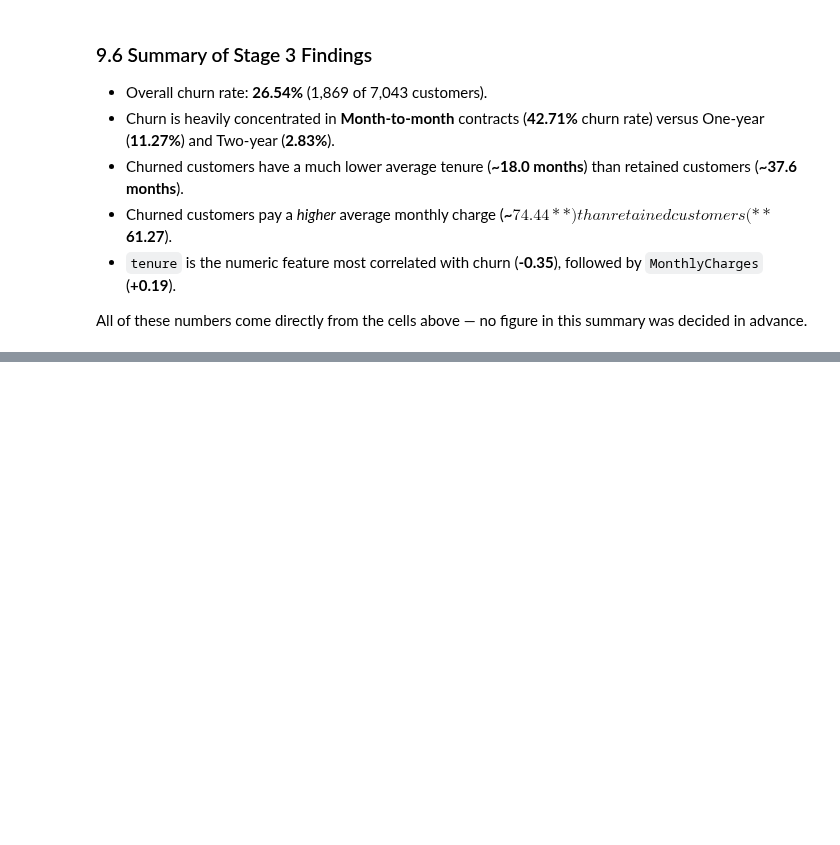
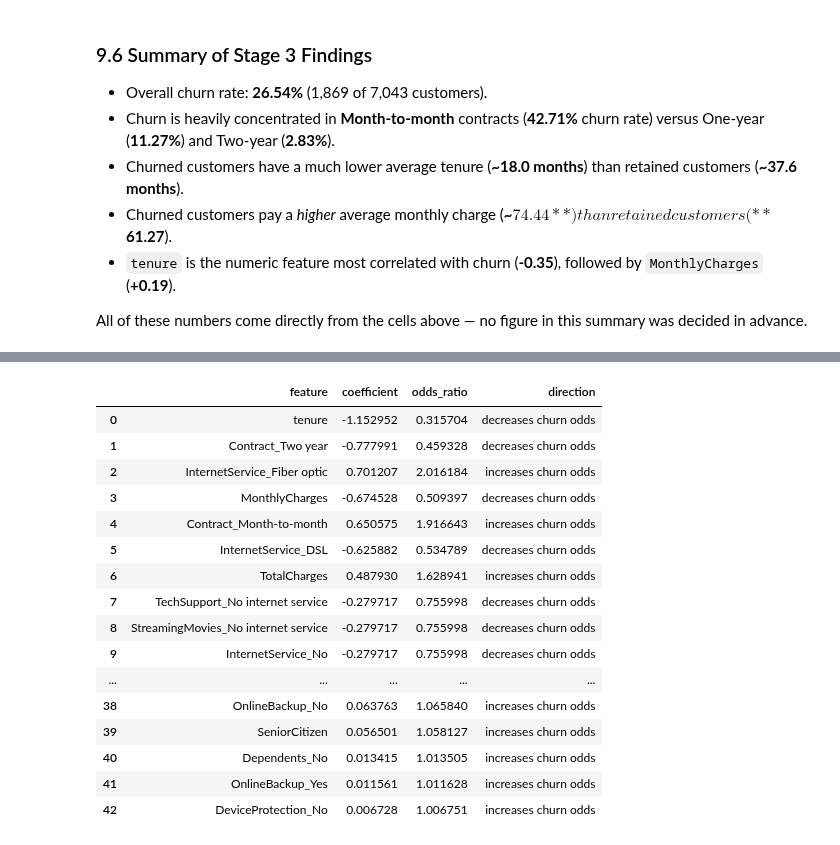
Before and after one commit to hs5495498-collab/-Customer-Churn-Prediction, a Jupyter notebook: notebooks/churn_analysis.ipynb, the cells around one changed output, grey strips where cells are left out. Cells and saved outputs as stored; diff of their text form; code cells hidden in the pictures; blank space fills up the shorter version.

```diff
--- a/notebooks/churn_analysis.ipynb
+++ b/notebooks/churn_analysis.ipynb
@@ -764,0 +787,19 @@ this summary was decided in advance.
+# %%
+from src.train import (
+    load_and_clean_data,
+    prepare_features_and_target,
+    split_data,
+    build_model_pipeline,
+    train_model,
+    get_predictions,
+    get_feature_names,
+    get_coefficients_and_odds_ratios,
+    save_model,
+)
+
+model_df = load_and_clean_data(DATA_PATH)
+X, y = prepare_features_and_target(model_df)
+
+print("Feature columns used for modeling:", list(X.columns))
+print("'gender' in features:", "gender" in X.columns)
+print("'customerID' in features:", "customerID" in X.columns)
@@ -764,0 +1061,21 @@ this summary was decided in advance.
+# %%
+coef_table = get_coefficients_and_odds_ratios(pipeline)
+coef_table
+# %% [output]
+|  | feature | coefficient | odds_ratio | direction |
+| 0 | tenure | -1.152952 | 0.315704 | decreases churn odds |
+| 1 | Contract_Two year | -0.777991 | 0.459328 | decreases churn odds |
+| 2 | InternetService_Fiber optic | 0.701207 | 2.016184 | increases churn odds |
+| 3 | MonthlyCharges | -0.674528 | 0.509397 | decreases churn odds |
+| 4 | Contract_Month-to-month | 0.650575 | 1.916643 | increases churn odds |
+| 5 | InternetService_DSL | -0.625882 | 0.534789 | decreases churn odds |
+| 6 | TotalCharges | 0.487930 | 1.628941 | increases churn odds |
+| 7 | TechSupport_No internet service | -0.279717 | 0.755998 | decreases churn odds |
+| 8 | StreamingMovies_No internet service | -0.279717 | 0.755998 | decreases churn odds |
+| 9 | InternetService_No | -0.279717 | 0.755998 | decreases churn odds |
+| ... | ... | ... | ... | ... |
+| 38 | OnlineBackup_No | 0.063763 | 1.065840 | increases churn odds |
+| 39 | SeniorCitizen | 0.056501 | 1.058127 | increases churn odds |
+| 40 | Dependents_No | 0.013415 | 1.013505 | increases churn odds |
+| 41 | OnlineBackup_Yes | 0.011561 | 1.011628 | increases churn odds |
+| 42 | DeviceProtection_No | 0.006728 | 1.006751 | increases churn odds |
```
Also changed, not shown: parts of 26 cells of this notebook, 4 other files.
